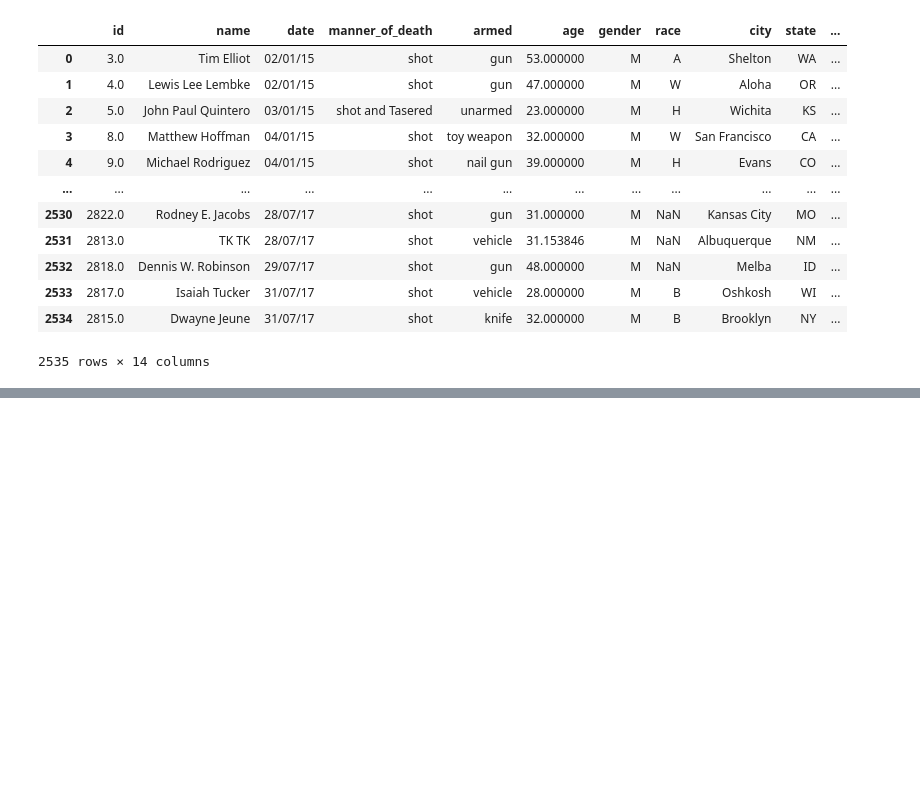
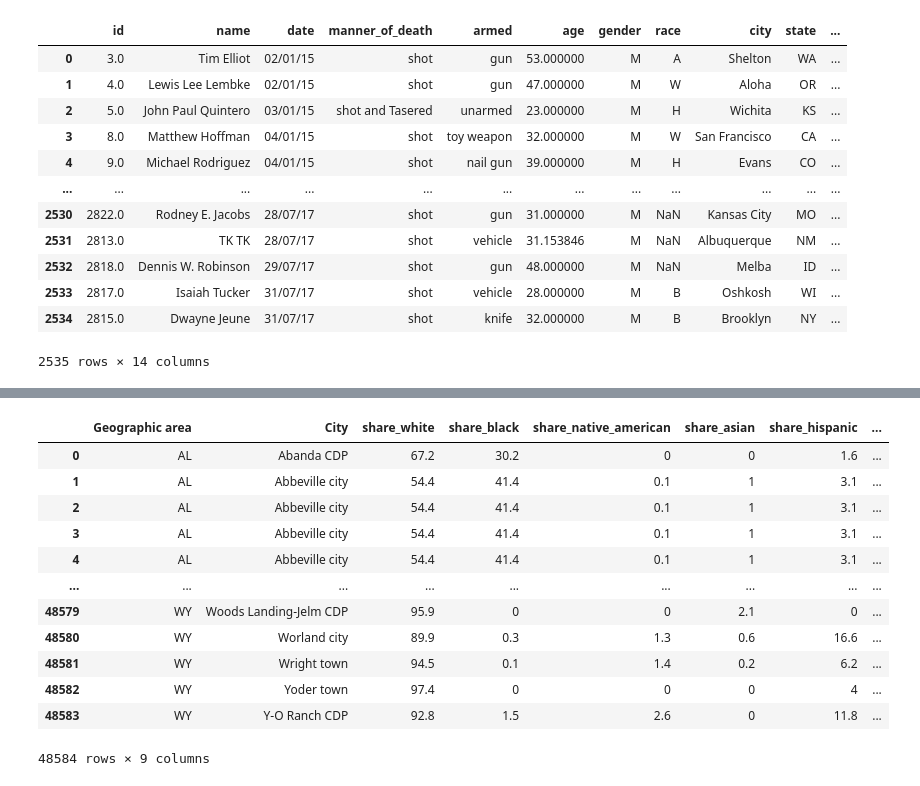
Before and after one commit to SaadSatter/Fatal_force_datascience, a Jupyter notebook: Tylon_ver.ipynb, the cells around one changed output, grey strips where cells are left out. Cells and saved outputs as stored; diff of their text form; code cells hidden in the pictures; blank space fills up the shorter version.

```diff
--- a/Tylon_ver.ipynb
+++ b/Tylon_ver.ipynb
@@ -145,0 +199,16 @@ df_total
+# %%
+pd.merge(df_race_city, df_income, on='City')
+# %% [output]
+|  | Geographic area | City | share_white | share_black | share_native_american | share_asian | share_hispanic | ... |
+| 0 | AL | Abanda CDP | 67.2 | 30.2 | 0 | 0 | 1.6 | ... |
+| 1 | AL | Abbeville city | 54.4 | 41.4 | 0.1 | 1 | 3.1 | ... |
+| 2 | AL | Abbeville city | 54.4 | 41.4 | 0.1 | 1 | 3.1 | ... |
+| 3 | AL | Abbeville city | 54.4 | 41.4 | 0.1 | 1 | 3.1 | ... |
+| 4 | AL | Abbeville city | 54.4 | 41.4 | 0.1 | 1 | 3.1 | ... |
+| ... | ... | ... | ... | ... | ... | ... | ... | ... |
+| 48579 | WY | Woods Landing-Jelm CDP | 95.9 | 0 | 0 | 2.1 | 0 | ... |
+| 48580 | WY | Worland city | 89.9 | 0.3 | 1.3 | 0.6 | 16.6 | ... |
+| 48581 | WY | Wright town | 94.5 | 0.1 | 1.4 | 0.2 | 6.2 | ... |
+| 48582 | WY | Yoder town | 97.4 | 0 | 0 | 0 | 4 | ... |
+| 48583 | WY | Y-O Ranch CDP | 92.8 | 1.5 | 2.6 | 0 | 11.8 | ... |
+48584 rows × 9 columns
```
Also changed, not shown: parts of 5 cells of this notebook, 1 other file.
